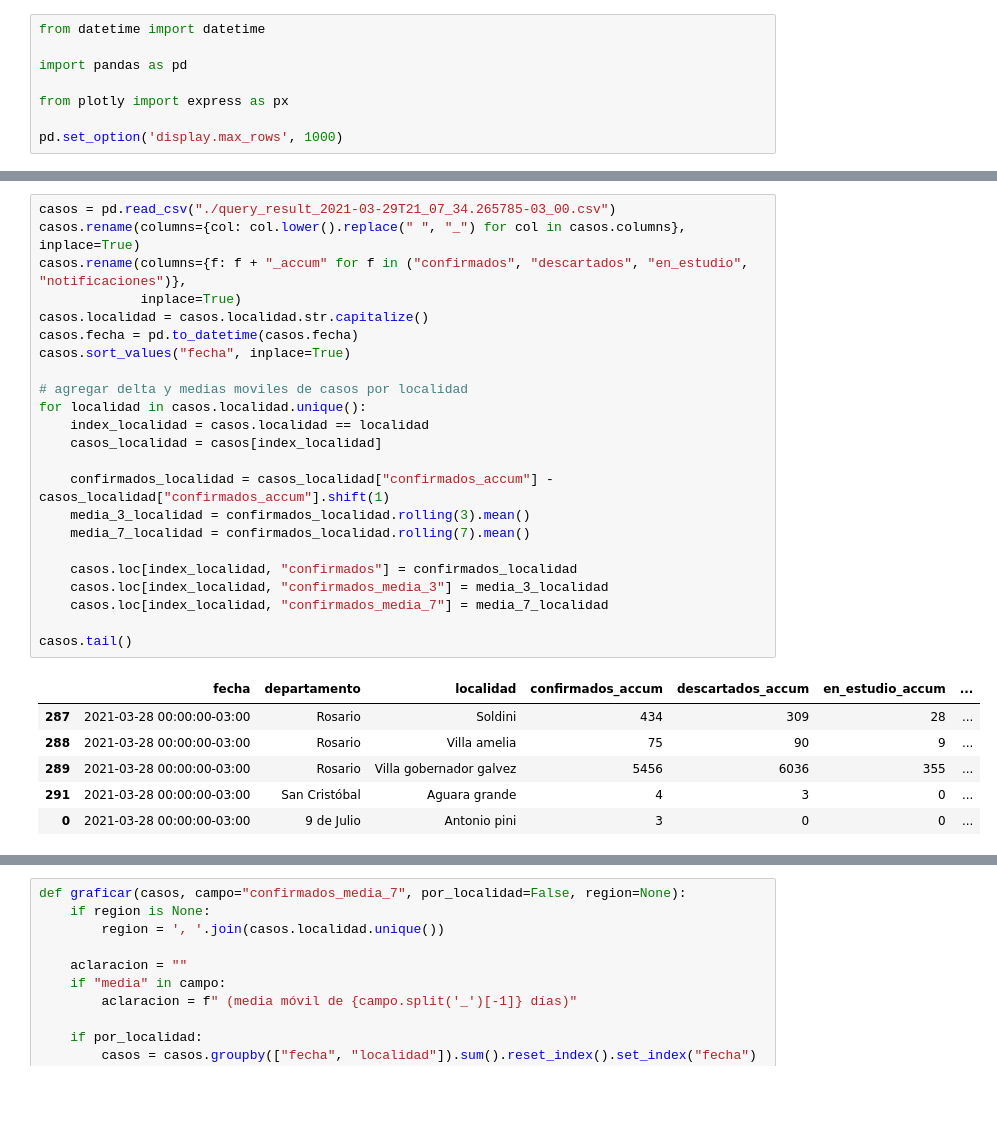
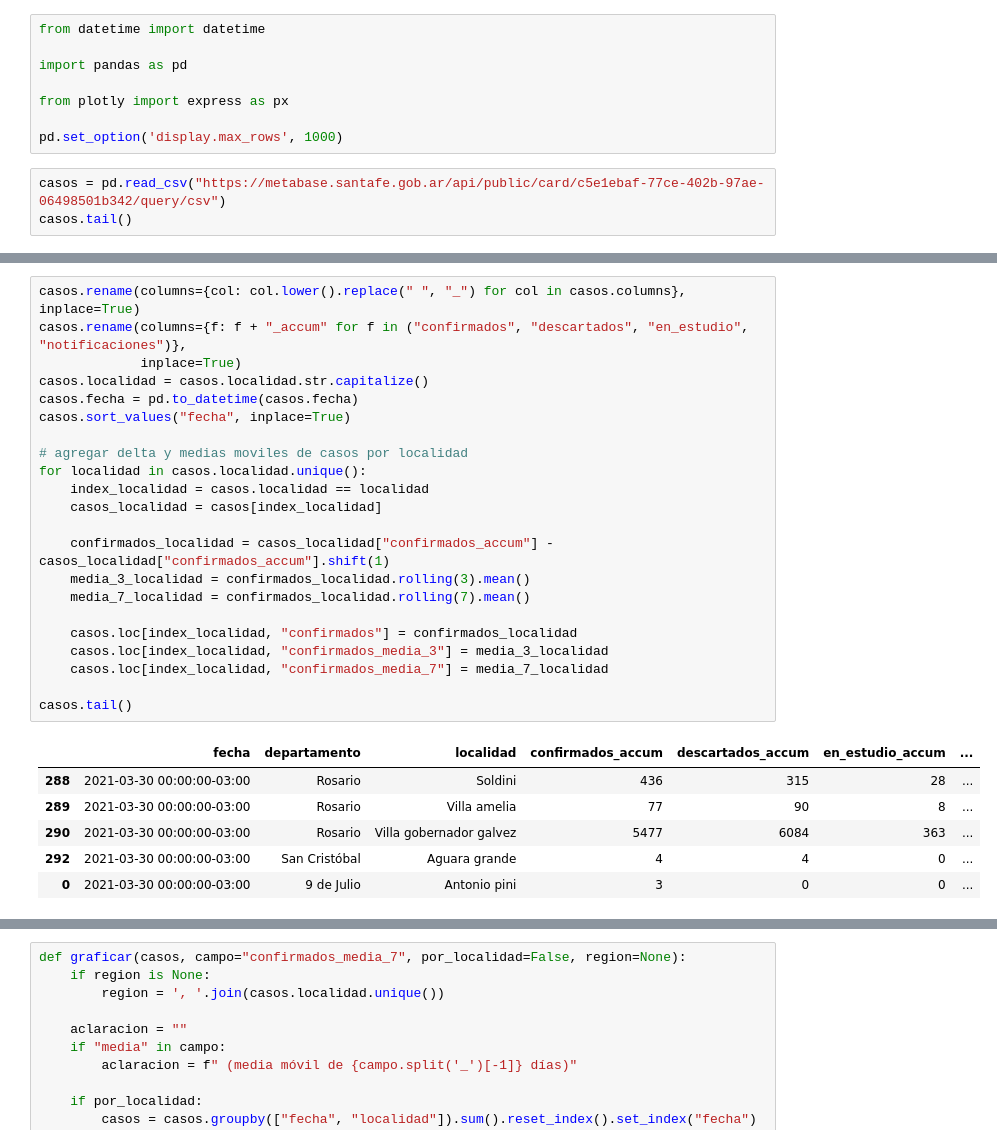
Before and after one commit to fisadev/covid_stats, a Jupyter notebook: analysis_data_stafe.ipynb, the cells around one changed output, grey strips where cells are left out. Drawn from its saved outputs; the diff is of its cells as text; blank space fills up the shorter version.

```diff
--- a/analysis_data_stafe.ipynb
+++ b/analysis_data_stafe.ipynb
@@ -10,3 +10,6 @@ import pandas as pd
 from plotly import express as px
 
 pd.set_option('display.max_rows', 1000)
+# %%
+casos = pd.read_csv("https://metabase.santafe.gob.ar/api/public/card/c5e1ebaf-77ce-402b-97ae-06498501b342/query/csv")
+casos.tail()
@@ -13,30 +23,29 @@ pd.set_option('display.max_rows', 1000)
 # %%
-casos = pd.read_csv("./query_result_2021-03-29T21_07_34.265785-03_00.csv")
 casos.rename(columns={col: col.lower().replace(" ", "_") for col in casos.columns}, inplace=True)
 casos.rename(columns={f: f + "_accum" for f in ("confirmados", "descartados", "en_estudio", "notificaciones")},
              inplace=True)
 casos.localidad = casos.localidad.str.capitalize()
 casos.fecha = pd.to_datetime(casos.fecha)
 casos.sort_values("fecha", inplace=True)
 
 # agregar delta y medias moviles de casos por localidad
 for localidad in casos.localidad.unique():
     index_localidad = casos.localidad == localidad
     casos_localidad = casos[index_localidad]
 
     confirmados_localidad = casos_localidad["confirmados_accum"] - casos_localidad["confirmados_accum"].shift(1)
     media_3_localidad = confirmados_localidad.rolling(3).mean()
     media_7_localidad = confirmados_localidad.rolling(7).mean()
 
     casos.loc[index_localidad, "confirmados"] = confirmados_localidad
     casos.loc[index_localidad, "confirmados_media_3"] = media_3_localidad
     casos.loc[index_localidad, "confirmados_media_7"] = media_7_localidad
 
 casos.tail()
 # %% [output]
 |  | fecha | departamento | localidad | confirmados_accum | descartados_accum | en_estudio_accum | ... |
-| 287 | 2021-03-28 00:00:00-03:00 | Rosario | Soldini | 434 | 309 | 28 | ... |
-| 288 | 2021-03-28 00:00:00-03:00 | Rosario | Villa amelia | 75 | 90 | 9 | ... |
-| 289 | 2021-03-28 00:00:00-03:00 | Rosario | Villa gobernador galvez | 5456 | 6036 | 355 | ... |
-| 291 | 2021-03-28 00:00:00-03:00 | San Cristóbal | Aguara grande | 4 | 3 | 0 | ... |
-| 0 | 2021-03-28 00:00:00-03:00 | 9 de Julio | Antonio pini | 3 | 0 | 0 | ... |
+| 288 | 2021-03-30 00:00:00-03:00 | Rosario | Soldini | 436 | 315 | 28 | ... |
+| 289 | 2021-03-30 00:00:00-03:00 | Rosario | Villa amelia | 77 | 90 | 8 | ... |
+| 290 | 2021-03-30 00:00:00-03:00 | Rosario | Villa gobernador galvez | 5477 | 6084 | 363 | ... |
+| 292 | 2021-03-30 00:00:00-03:00 | San Cristóbal | Aguara grande | 4 | 4 | 0 | ... |
+| 0 | 2021-03-30 00:00:00-03:00 | 9 de Julio | Antonio pini | 3 | 0 | 0 | ... |
```
Also changed, not shown: parts of 3 cells of this notebook.
